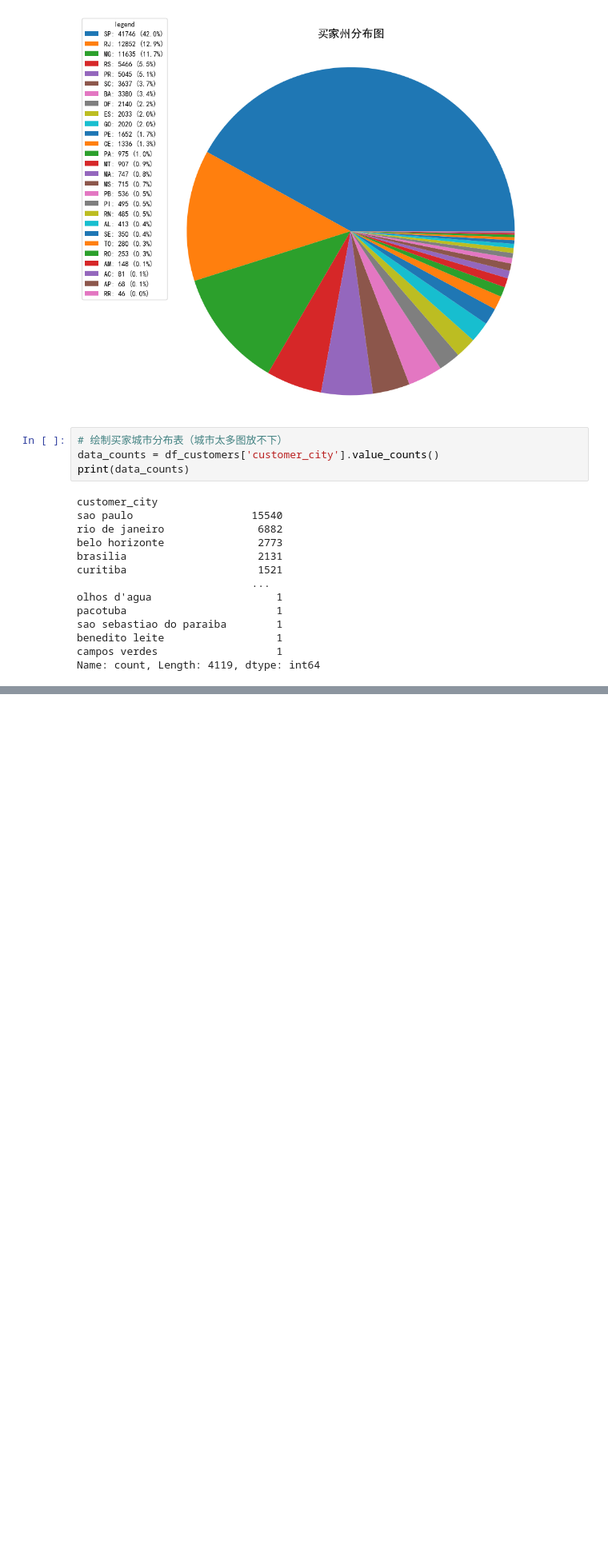
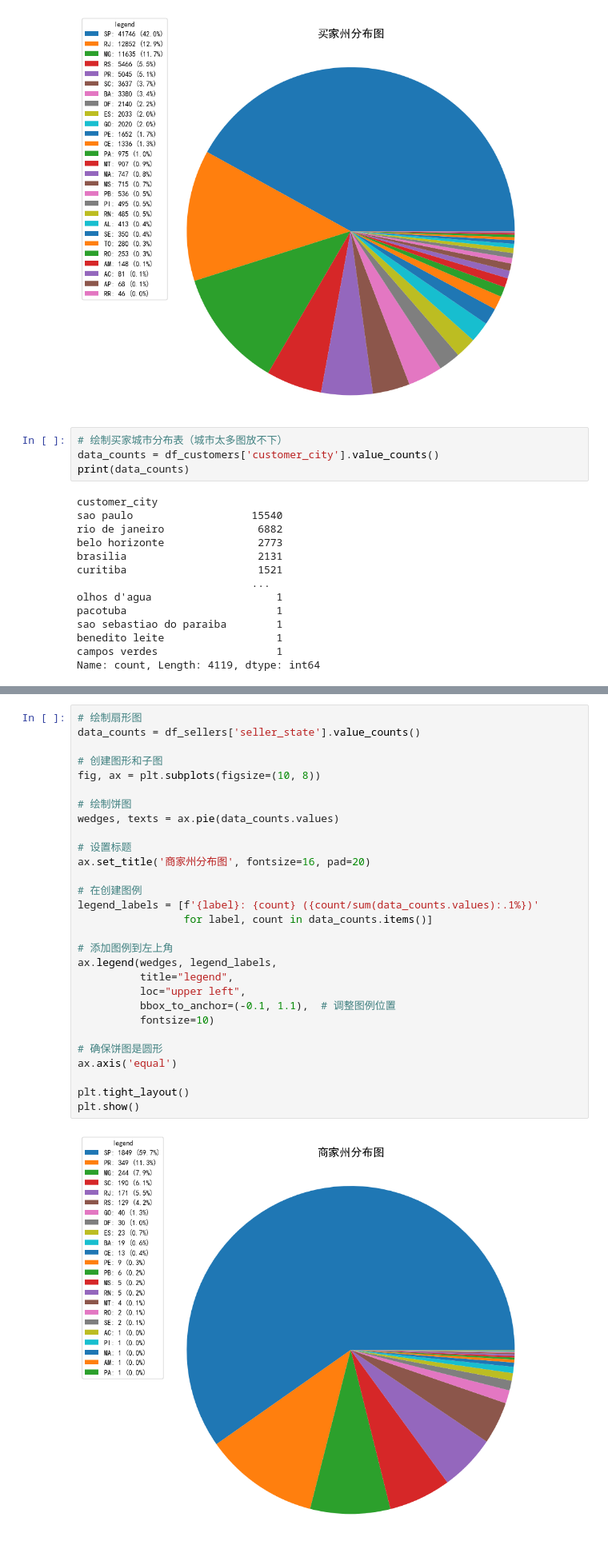
Before and after one commit to KanamiMiao/Cainiao-learn-programming, a Jupyter notebook: 数据分析/kaggle.brazilian-ecommerce/main.ipynb, the cells around one changed output, grey strips where cells are left out. Shown at 80% size. Saved outputs shown, nothing was run; the diff lists cells and outputs as text; blank space fills up the shorter version.

```diff
--- a/数据分析/kaggle.brazilian-ecommerce/main.ipynb
+++ b/数据分析/kaggle.brazilian-ecommerce/main.ipynb
@@ -403,0 +465,31 @@ Name: count, Length: 4119, dtype: int64
+# %%
+# 绘制扇形图
+data_counts = df_sellers['seller_state'].value_counts()
+
+# 创建图形和子图
+fig, ax = plt.subplots(figsize=(10, 8))
+
+# 绘制饼图
+wedges, texts = ax.pie(data_counts.values)
+
+# 设置标题
+ax.set_title('商家州分布图', fontsize=16, pad=20)
+
+# 在创建图例
+legend_labels = [f'{label}: {count} ({count/sum(data_counts.values):.1%})'
+                 for label, count in data_counts.items()]
+
+# 添加图例到左上角
+ax.legend(wedges, legend_labels,
+          title="legend",
+          loc="upper left",
+          bbox_to_anchor=(-0.1, 1.1),  # 调整图例位置
+          fontsize=10)
+
+# 确保饼图是圆形
+ax.axis('equal')
+
+plt.tight_layout()
+plt.show()
+# %% [output]
+[figure, added]
```
Also changed, not shown: parts of 11 cells of this notebook, 2 other files.
